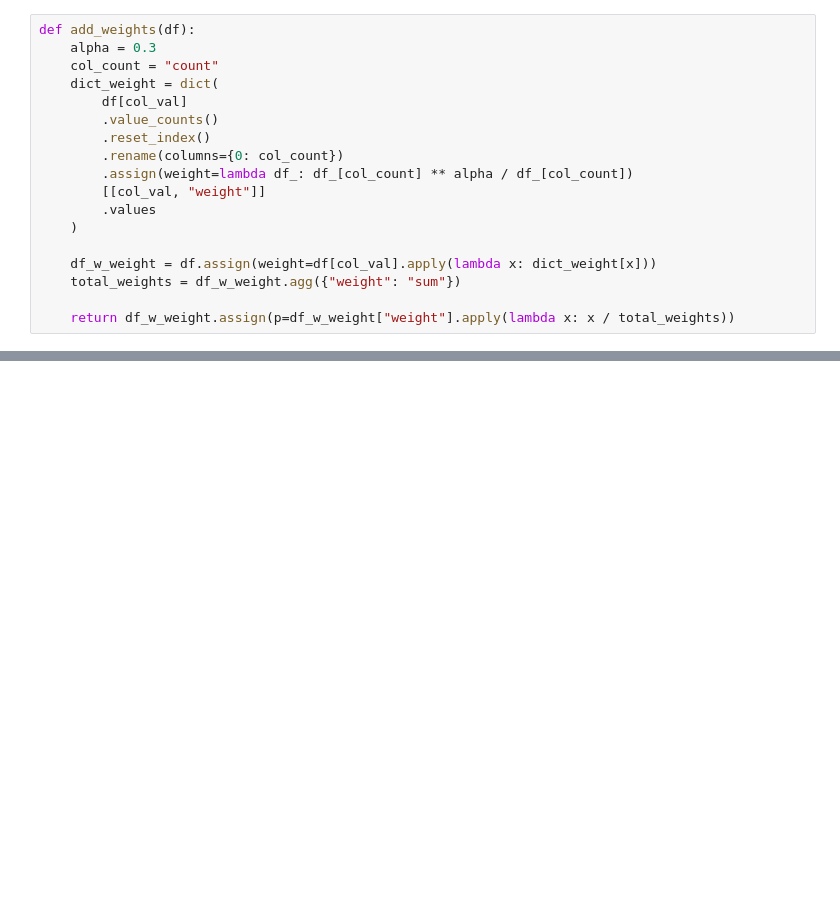
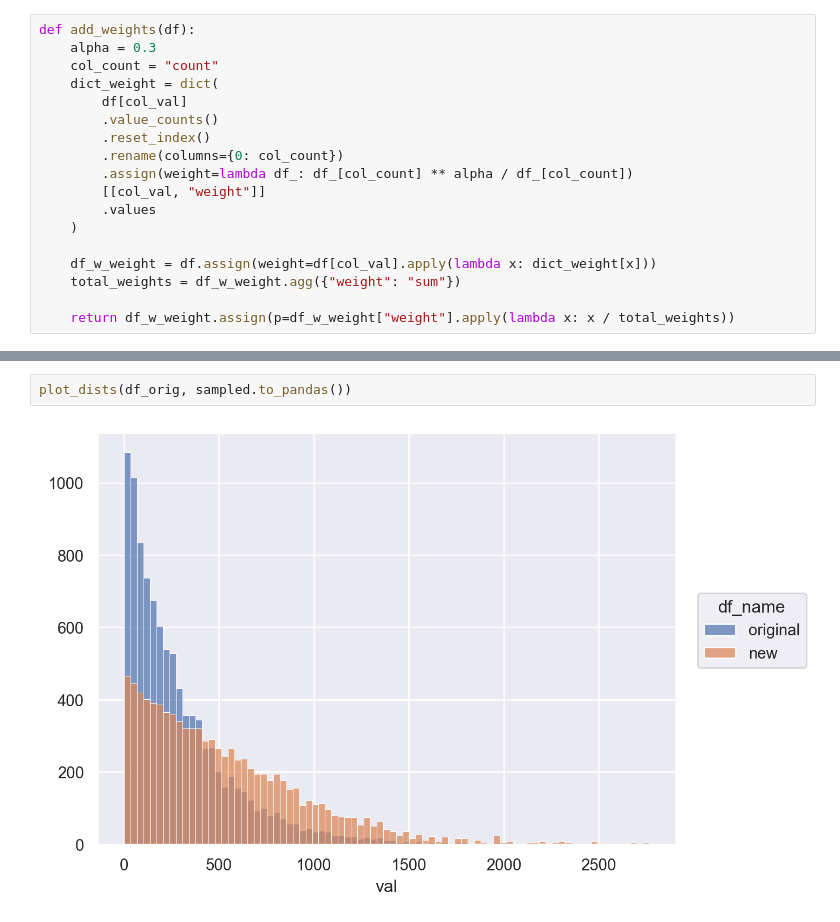
Before and after one commit to ryu1kn/sandbox--data-wrangling, a Jupyter notebook: notebooks/weighted-sampling.ipynb, the cells around one changed output, grey strips where cells are left out. Drawn from its saved outputs; the diff is of its cells as text; blank space fills up the shorter version.

```diff
--- a/notebooks/weighted-sampling.ipynb
+++ b/notebooks/weighted-sampling.ipynb
@@ -120,0 +124,4 @@ TypeError: argument 'frac': must be real number, not Expr
+# %%
+plot_dists(df_orig, sampled.to_pandas())
+# %% [output]
+[figure, added]
```
Also changed, not shown: parts of 6 cells of this notebook, 2 other files.
